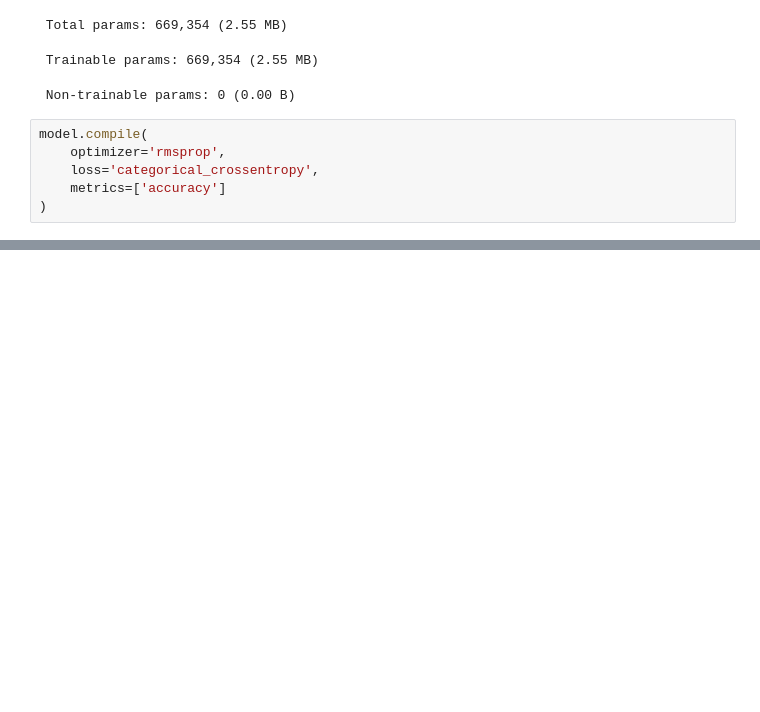
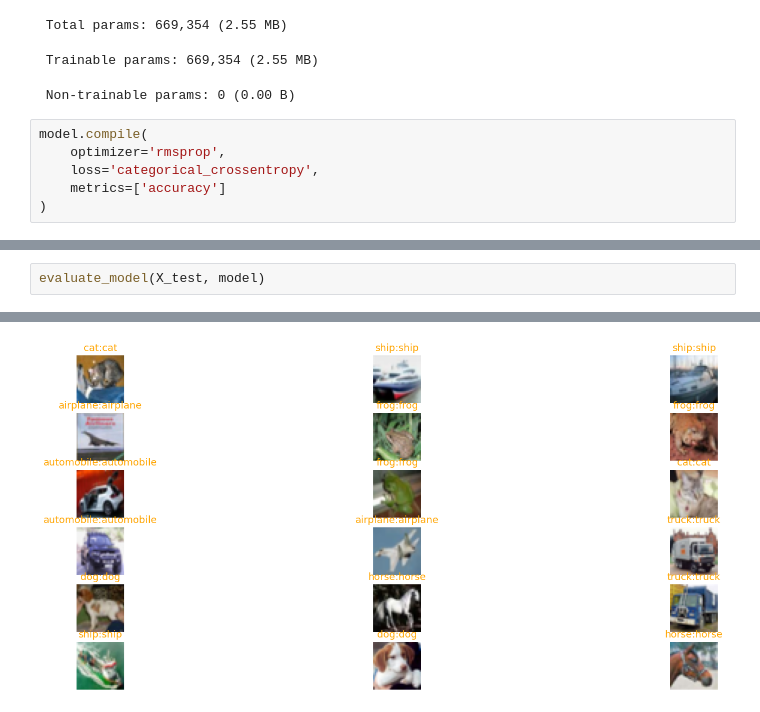
Before and after one commit to a113ssa/kaggle, a Jupyter notebook: implementing-a-cnn-in-tensorflow-and-keras.ipynb, the cells around one changed output, grey strips where cells are left out. Saved outputs shown, nothing was run; the diff lists cells and outputs as text; blank space fills up the shorter version.

```diff
--- a/implementing-a-cnn-in-tensorflow-and-keras.ipynb
+++ b/implementing-a-cnn-in-tensorflow-and-keras.ipynb
@@ -180,0 +287,3 @@ Epoch 31/31
+# %%
+evaluate_model(X_test, model)
+# %% [output]
@@ -180,0 +292 @@ Epoch 31/31
+[figure, added]
```
Also changed, not shown: parts of 13 cells of this notebook.
